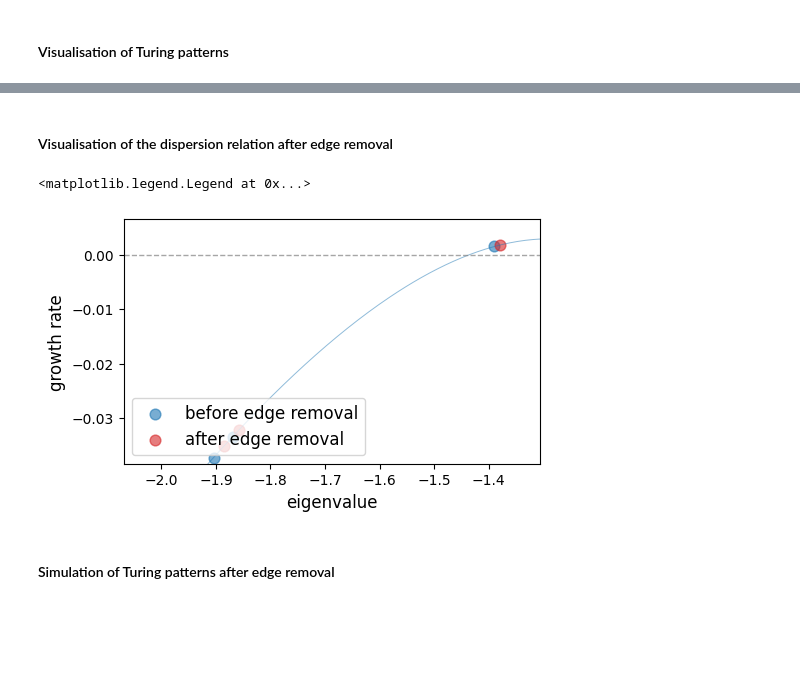
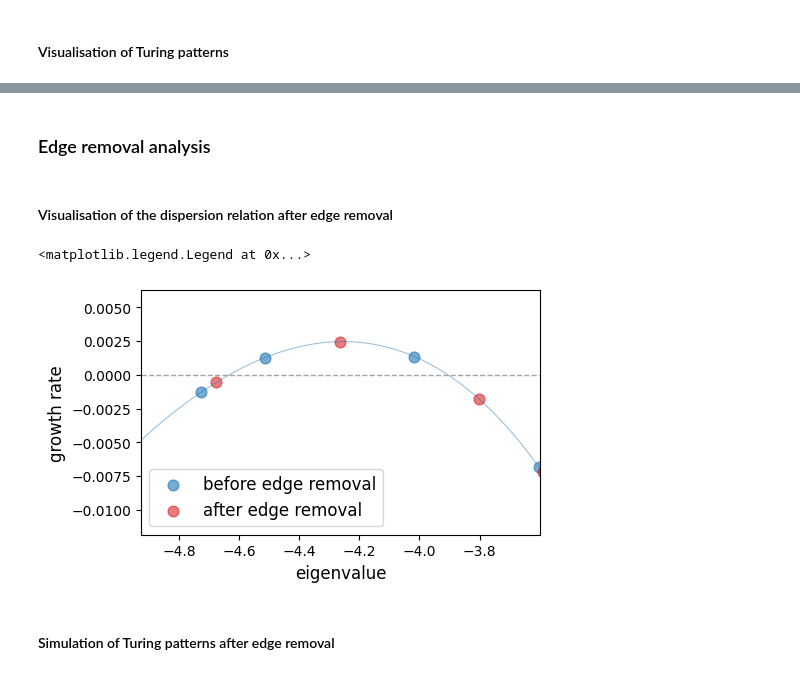
Before and after one commit to Hajali-Selim/Turing_patterns_multistability, a Jupyter notebook: Turing_script.ipynb, the cells around one changed output, grey strips where cells are left out. Saved outputs shown, nothing was run; the diff lists cells and outputs as text; code cells hidden in the pictures; blank space fills up the shorter version.

```diff
--- a/Turing_script.ipynb
+++ b/Turing_script.ipynb
@@ -31,7 +31,8 @@ eq = sp.solve((J[0,0]-x)*(J[1,1]-x)-J[1,0]*J[0,1], x)
 N, Ne, nb_runs = 30, 70, 500
 
 # Import structural data
-G, epsilon, sigma, AA, BB, U0, V0 = pickle.load(open('data/G_data.txt','rb'))
+#G, epsilon, sigma, AA, BB, U0, V0 = pickle.load(open('data/G_data.txt','rb'))
+G, epsilon, sigma, AA, BB, U0, V0 = pickle.load(open('Manuscript_data/seed_39_new/G_data.txt','rb'))
 
 # Note: At this point, it is also possible to generate another networkx graph using per e.g. nx.gnm_random_graph(N,E,seed) to generate an Erdos-Renyi graph of N nodes and E edges, or nx.barabasi_albert_graph(N,m,seed) to generate a Albert-Barabasi graph of N nodes and attachment parameter m.
 # The next cell entitled 'Selection of the dynamical parameters' will compute the rest of the parameters required to run the Gierer-Meinhardt model in order to form Turing patterns, namely the diffusion parameter (epsilon,sigma), the reaction parameters (AA,BB), and the homogeneous solution (U0,V0) to be used as the starting point of every Turing simulation, across the whole spectrum of G (i.e. for every pair of adjacent eigenmodes)
@@ -46,5 +47,5 @@ for e in range(Ne):
 
 # Compute the Laplacian eigenvalue
 eigenvalues, eigenvalues_after = np.linalg.eigh(L)[0], [np.linalg.eigh(Ls[e])[0] for e in range(Ne)]
-print(eigenvalues)
+print('List of eigenvalues=', eigenvalues)
 # %% [output]
@@ -189,7 +175,7 @@ Done.
 #### Visualisation of the dispersion relation
 # %%
 # Select the index eig to obtain 'eig' and 'eig+1' as degenerate eigenmodes (minimum value = 3, maximum value = 26)
-eig = 25
+eig = 14
 
 # Compute the growth rates of all eigenvalues
 growth_before = growth_rates(eigenvalues, sigma[eig], epsilon[eig], AA[eig], BB[eig])
@@ -203,6 +189,6 @@ plt.xlabel('eigenvalue', size=12)
 plt.ylabel('growth rate', size=12)
 plt.plot(X, Y, linestyle='-', lw=.7, alpha=.5, c='tab:blue')
 plt.axhline(y=0, linestyle='--', lw=1, alpha=.7, c='grey')
-plt.xlim(eigenvalues[eig-1]-.2, eigenvalues[eig+3]-.2)
-plt.ylim(min(growth_before[eig-1], growth_before[eig+2])-.005, growth_before[eig]+.005)
+plt.xlim(eigenvalues[eig-1]-.3, eigenvalues[eig+3]-.1)
+plt.ylim(min(growth_before[eig-1], growth_before[eig+2])-.003, growth_before[eig]+.003)
 # %% [output]
@@ -248,18 +234,21 @@ def turing(t, y, lap, sig_, eps_, a_, b_):
 # Turing patterns simulation
 Us = np.zeros(N, np.ndarray)
 # Consider only {eig,eig+1} pairs for which sigma>sigma_baseline=10, i.e. those for which (eig,eig+1) are unstable and susceptible of forming Turing patterns
-for eig in eig_range:
-    print('Eigenvector n°'+str(eig+1)+'...')
-    Us[eig] = np.zeros(nb_runs, np.ndarray)
-    for run in range(nb_runs):
-        if run % 100 == 99 and run>0:
-            print('Simulating run n°'+str(run+1)+'/'+str(nb_runs)+'...')
-        U, V = simulation_run(L, tspan, U0[eig], V0[eig], -perturb, sigma[eig], epsilon[eig], AA[eig], BB[eig], 'Radau')
-        # While a steady state hasn't been reached, continue running the model for another nb_steps_supp (1000) steps
-        while np.allclose(U[:,-1],U[:,-100], atol=1e-5) == False:
-            U, V = continue_run(L, tspan_supp, U[:,-1], V[:,-1], sigma[eig], epsilon[eig], AA[eig], BB[eig], 'Radau')
-        # Store the steady state, i.e., the concentration of activator of the last step of this simulation run
-        Us[eig][run] = U[:,-1]
+for eig in range(N):
+    if eig not in eig_range:
+         Us[eig] = np.zeros(0)
+    else:
+        print('Eigenvector n°'+str(eig+1)+'...')
+        Us[eig] = np.zeros(nb_runs, np.ndarray)
+        for run in range(nb_runs):
+            if run % 100 == 99 and run>0:
+                print('Simulating run n°'+str(run+1)+'/'+str(nb_runs)+'...')
+            U, V = simulation_run(L, tspan, U0[eig], V0[eig], -perturb, sigma[eig], epsilon[eig], AA[eig], BB[eig], 'Radau')
+            # While a steady state hasn't been reached, continue running the model for another nb_steps_supp (1000) steps
+            while np.allclose(U[:,-1],U[:,-100], atol=1e-5) == False:
+                U, V = continue_run(L, tspan_supp, U[:,-1], V[:,-1], sigma[eig], epsilon[eig], AA[eig], BB[eig], 'Radau')
+            # Store the steady state, i.e., the concentration of activator of the last step of this simulation run
+            Us[eig][run] = U[:,-1]
 
 # Save the set of simulation results in a pickle file
 with open('newdata/original_patterns.txt','wb') as f:
@@ -291,7 +281,7 @@ similarity_thres = 0.9
 min_amplitude = 0.1
 
 # Select the index eig for which 'eig' and 'eig+1' are degenerate eigenmodes (minimum value = 3, maximum value = 26)
-eig = 25
+eig = 14
 
 # Filter Turing patterns out of all the stored steady states
 patterns = [i for i in Us[eig] if max(i)-min(i) > min_amplitude]
@@ -357,34 +347,36 @@ plt.legend(title='pattern multiplicity', fontsize=8, title_fontsize=8)
+# %% [markdown]
+### Edge removal analysis
 # %% [markdown]
 #### Visualisation of the dispersion relation after edge removal
 # %%
 # Compute the growth rates before edge removal
 growth_before = growth_rates(eigenvalues, sigma[eig], epsilon[eig], AA[eig], BB[eig])
 
 # Select edge to remove
-e = 12
+e = 11
 
 # Compute Laplacian eigenvalue after edge removal
 eigenvalues_after = np.linalg.eigh(Ls[e])[0]
 
 # Compute the growth rates after edge removal
 growth_after = growth_rates(eigenvalues_after, sigma[eig], epsilon[eig], AA[eig], BB[eig])
 
 # Display the dispersion relation (growth rates as a function of the Laplacian eigenvalues) near the Turing instability regime, before and after edge removal
 X = np.linspace(eigenvalues[eig-3], eigenvalues[eig+3], 300)
 Y = [sp.re(lam.subs({a_:AA[eig], b_:BB[eig], eps:epsilon[eig], sig:sigma[eig], x:i}).doit()) for i in X]
 plt.figure(figsize=(5,3), constrained_layout=True)
 plt.scatter(eigenvalues, growth_before, marker='o', c='tab:blue', s=60, alpha=.6, label='before edge removal')
 plt.scatter(eigenvalues_after, growth_after, marker='o', c='tab:red', s=60, alpha=.6, label='after edge removal')
 plt.xlabel('eigenvalue', size=12)
 plt.ylabel('growth rate', size=12)
 plt.plot(X, Y, linestyle='-', lw=.7, alpha=.5, c='tab:blue')
 plt.axhline(y=0, linestyle='--', lw=1, alpha=.7, c='grey')
 plt.xlim(eigenvalues[eig-1]-.2, eigenvalues[eig+3]-.2)
 plt.ylim(min(growth_before[eig-1], growth_before[eig+2])-.005, growth_before[eig]+.005)
 plt.legend(loc='lower left', fontsize=12)
 # %% [output]
 <matplotlib.legend.Legend at 0x...>
-[figure, old version]
+[figure, new version]
 # %% [markdown]
 #### Simulation of Turing patterns after edge removal
 # %%
```
Also changed, not shown: parts of 20 cells of this notebook.
